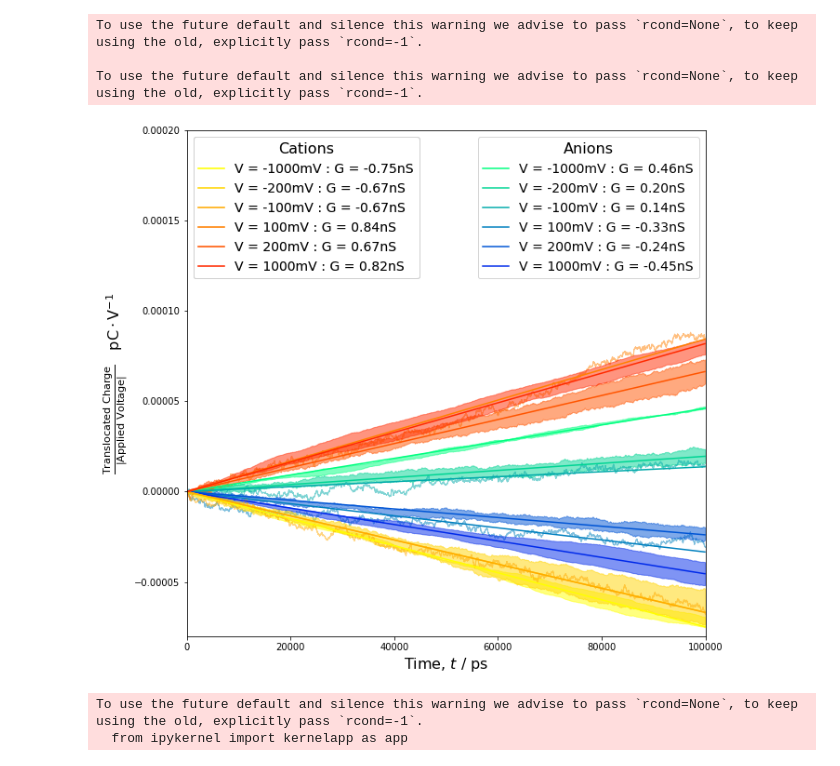
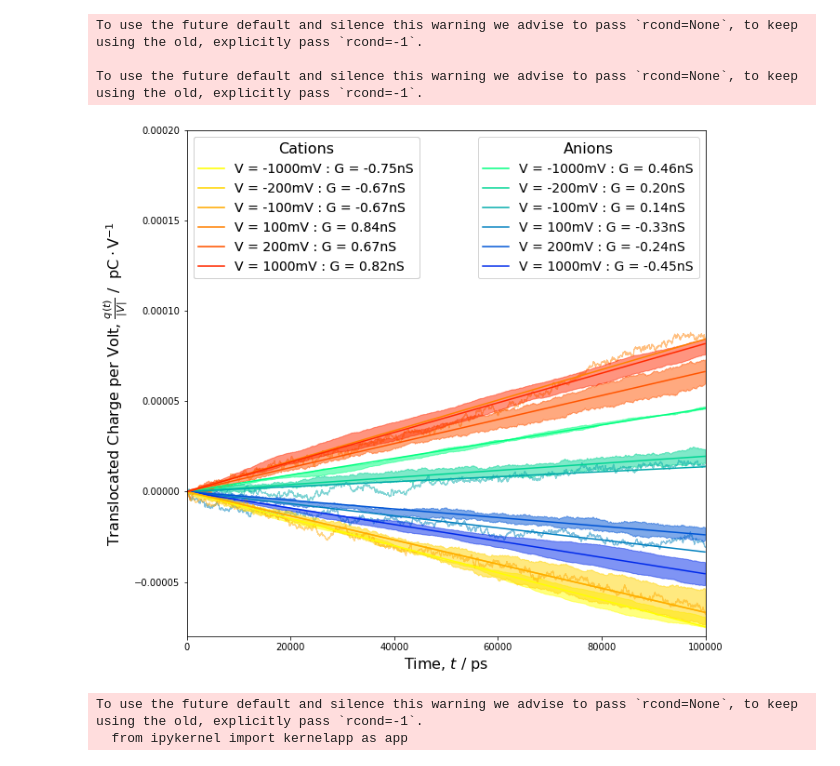
Before and after one commit to gszep/molecular-dynamics, a Jupyter notebook: research-project-assignment/analysis.ipynb, the cells around one changed output. Drawn from its saved outputs; the diff is of its cells as text; code cells hidden in the pictures.

```diff
--- a/research-project-assignment/analysis.ipynb
+++ b/research-project-assignment/analysis.ipynb
@@ -99,35 +99,35 @@ for j,datum in enumerate([minus1000,minus200,minus100,plus100,plus200,plus1000])
     i = j/6.0; i = 1-i
 
     x,_,y,_ = mean(array(datum),axis=0).T
     _,_,dy,_ = std(array(datum),axis=0).T
 
     #slope, intercept, r_value, p_value, std_err = linregress(x,y)
     slope, _, _, _ = np.linalg.lstsq(x[:,np.newaxis], y)
     slope = slope[0]
 
     pline[j], = plot(x,x*slope,color=autumn(i),label='V = '+label[j]+' : G = {0:.2f}nS'.format(slope*1e9))
 
     #plot(x,y,color=winter(i))
     fill_between(x,y1=y+dy, y2=y-dy,alpha=0.5,color=autumn(i))
 
 legend1 = legend(handles=nline,fontsize=14,loc=1)
 legend1.set_title('Anions',prop={'size':16})
 gca().add_artist(legend1)
 
 legend2 = legend(handles=pline,fontsize=14,loc=2)
 legend2.set_title('Cations',prop={'size':16})
 gca().add_artist(legend2)
 
 
 
 xlabel(r'Time, $t$ / $\mathrm{ps}$',fontsize=16)
-ylabel(r'$\frac{\mathrm{Translocated\,\,Charge}}{|\mathrm{Applied\,\,Voltage}|}$   $\mathrm{pC\cdot V^{-1}}$',fontsize=16);
+ylabel(r'Translocated Charge per Volt, $\frac{q(t)}{|V|}$ /  $\mathrm{pC\cdot V^{-1}}$',fontsize=16);
 xlim(0,1e5); ylim(-8e-5,20e-5);
 # %% [output]
 To use the future default and silence this warning we advise to pass `rcond=None`, to keep using the old, explicitly pass `rcond=-1`.
 
 To use the future default and silence this warning we advise to pass `rcond=None`, to keep using the old, explicitly pass `rcond=-1`.
-[figure, old version]
+[figure, new version]
 # %%
 figure(figsize=(10,10))
 label = [ '-1000mV','-200mV','-100mV','100mV','200mV','1000mV' ]
```
Also changed, not shown: 4 other files.
